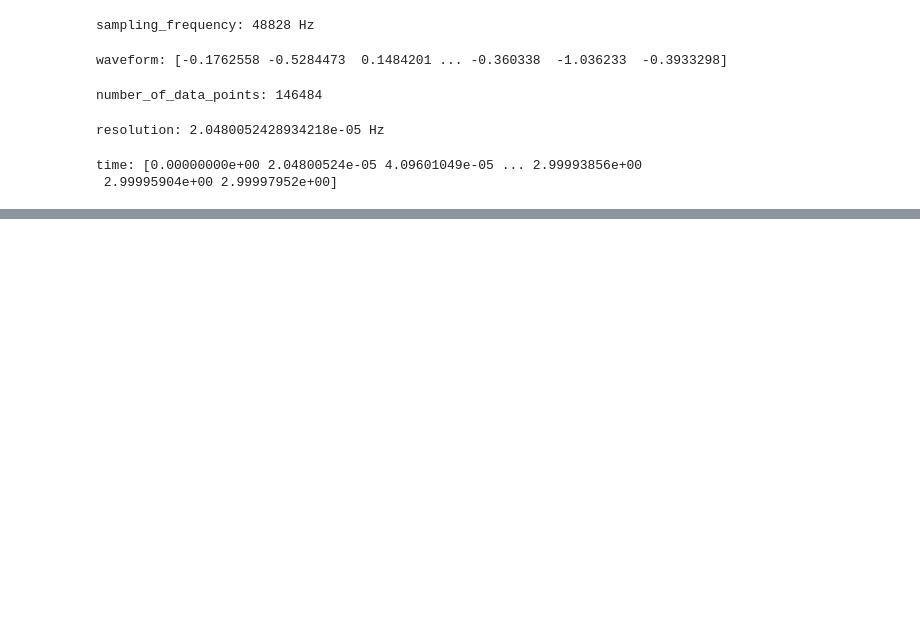
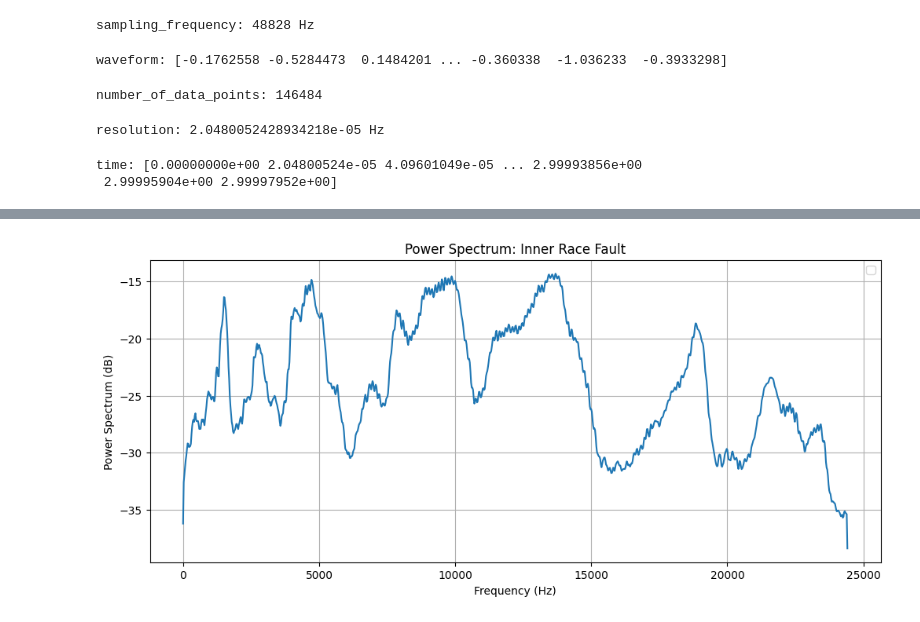
Before and after one commit to idloea/nasa-bearings, a Jupyter notebook: notebooks/frequency_domain.ipynb, the cells around one changed output, grey strips where cells are left out. Saved outputs shown, nothing was run; the diff lists cells and outputs as text; code cells hidden in the pictures; blank space fills up the shorter version.

```diff
--- a/notebooks/frequency_domain.ipynb
+++ b/notebooks/frequency_domain.ipynb
@@ -194,0 +82,13 @@ plt.show();
+# %%
+power_spectrum_signal = power_spectrum(signal=signal, sampling_frequency=sampling_frequency)
+
+plt.figure(figsize=(12, 5))
+plt.plot(power_spectrum_signal.x, 10 * np.log10(power_spectrum_signal.y))
+plt.grid()
+plt.title('Power Spectrum: Inner Race Fault')
+plt.xlabel('Frequency (Hz)')
+plt.ylabel('Power Spectrum (dB)')
+plt.legend()
+plt.show();
+# %% [output]
+[figure, added]
```
Also changed, not shown: parts of 27 cells of this notebook, 4 other files.
